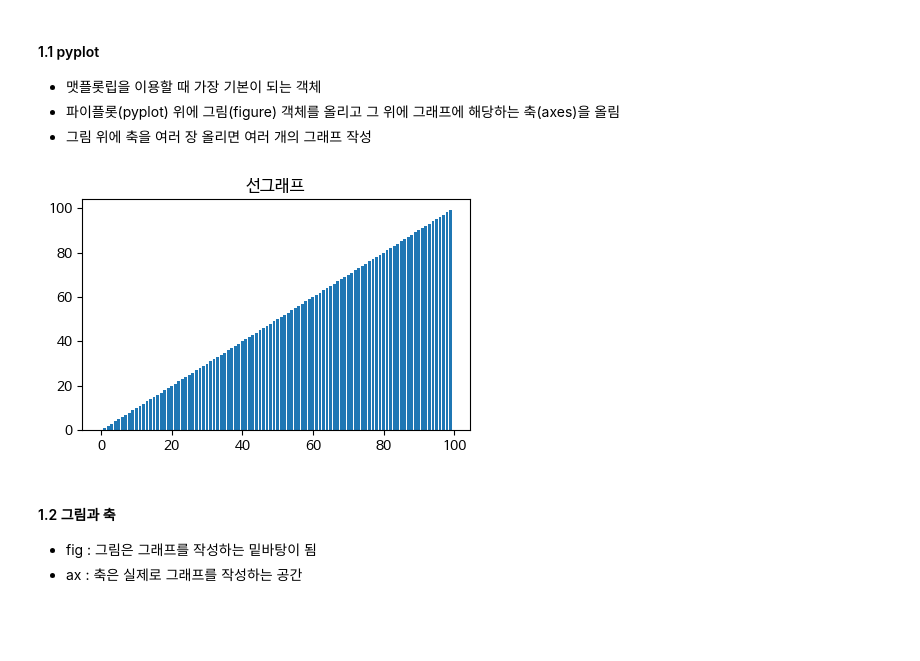
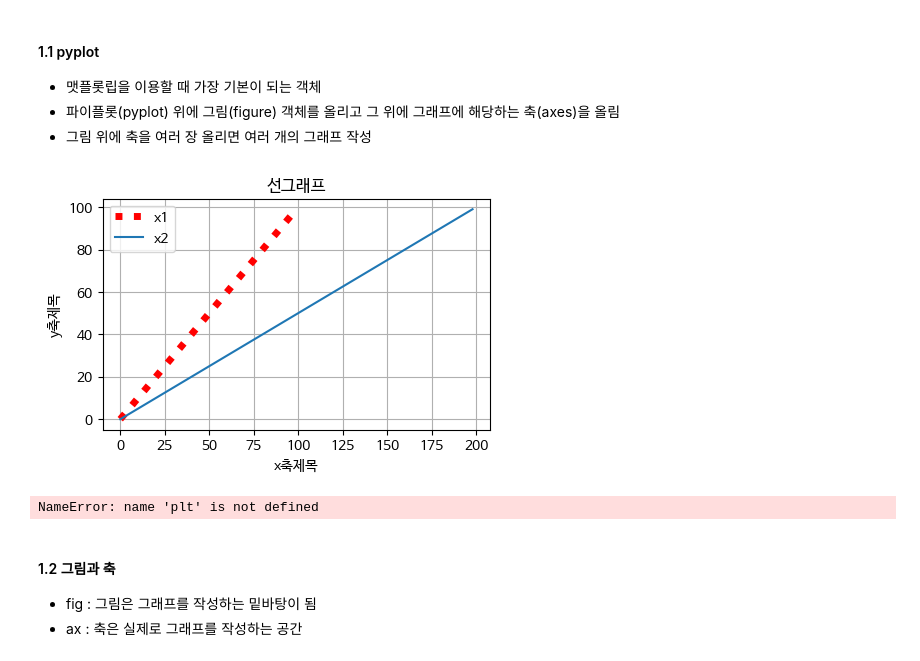
Before and after one commit to Basicsj/dataAnalysis, a Jupyter notebook: 2_데이터분석_02_라이브러리_Matplotlib_배포_sj코랩작업.ipynb, the cells around one changed output. Saved outputs shown, nothing was run; the diff lists cells and outputs as text; code cells hidden in the pictures; blank space fills up the shorter version.

```diff
--- a/2_데이터분석_02_라이브러리_Matplotlib_배포_sj코랩작업.ipynb
+++ b/2_데이터분석_02_라이브러리_Matplotlib_배포_sj코랩작업.ipynb
@@ -133,15 +133,25 @@ fc-cache: succeeded
 # %%
 # matplotlib 모듈 호출
 import matplotlib.pyplot as plt
 
-plt.rcParams['font.family'] = 'NanumBarunGothic'
-plt.rcParams['figure.figsize'] = (5, 3)
+plt.rcParams['font.family'] = 'NanumBarunGothic'   # 한글 폰트 지정(코랩:NanumBarunGothic, 윈도우:Malgun Gothic, )
+plt.rcParams['figure.figsize'] = (5, 3)            # 그래프 크기
+plt.rcParams['axes.unicode_minus'] = False         # 그래프에서 마이너스 표시
 
-x = range(100)
+x1 = range(100)
+x2 = range(0,200,2)
 y = range(100)
 # plt.plot(x, y, c='r')
-plt.bar(x, y)
+# plt.bar(x, y)
+plt.plot(x1, y,
+         color = 'red', linestyle = 'dotted', linewidth = 5,
+         label = 'x1')  # label은 바깥쪽에 많이 쓰고 color는 안쪽에 많이 씀
+plt.plot(x2, y, label = 'x2')
 plt.title('선그래프')
+plt.grid()   # 그래프안에 격자넣기
+plt.xlabel('x축제목')
+plt.ylabel('y축제목')
+plt.legend()   # legend 범례
 plt.show()
 # %% [output]
-[figure, old version]
+[figure, new version]
@@ -150,3 +158,16 @@ plt.show()
+# %%
+# numpy 모듈 호출
+import numpy as np
+
+x_1 = range(100)
+y_1 = [ np.cos(x) for x in x_1 ]
+y_2 = [ np.sin(x) for x in x_1 ]
+
+plt.plot(x1, y_1)
+plt.plot(x1, y_2)
+plt.show()
+# %% [output]
+NameError: name 'plt' is not defined
 # %% [markdown]
 #### 1.2 그림과 축
 - fig : 그림은 그래프를 작성하는 밑바탕이 됨
```
Also changed, not shown: parts of 64 cells of this notebook.
